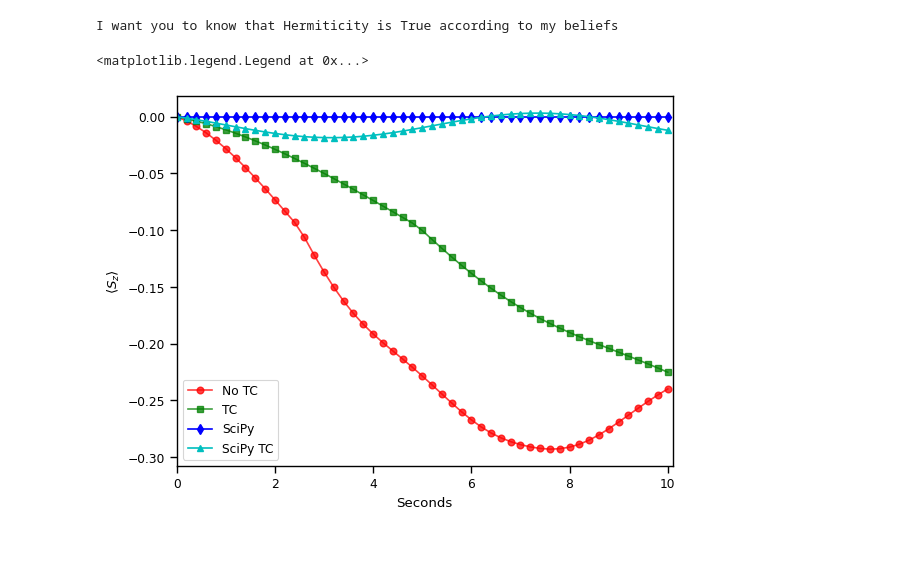
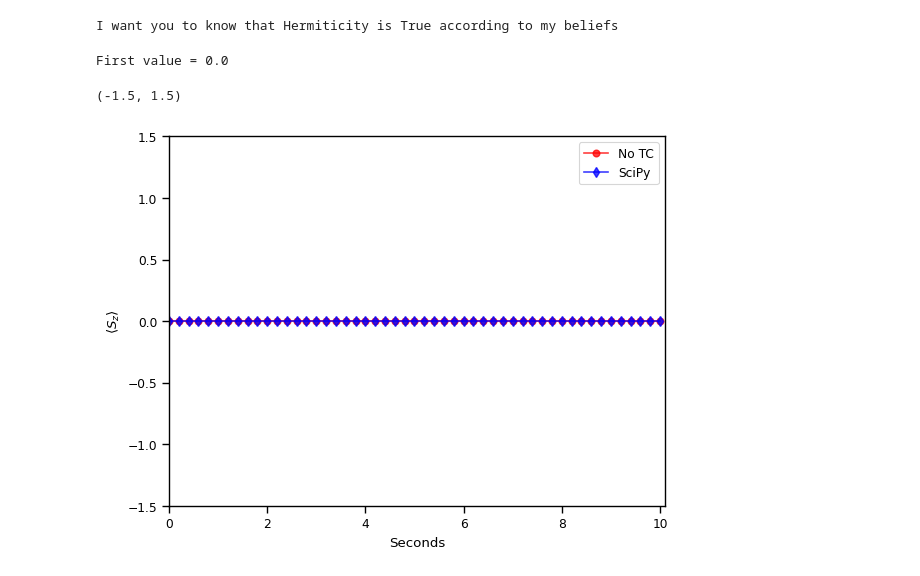
Before and after one commit to Magnusson6359/qiskit-algorithms, a Jupyter notebook: testing.ipynb, the cells around one changed output. Drawn from its saved outputs; the diff is of its cells as text; code cells hidden in the pictures; blank space fills up the shorter version.

Commit message:
Real time evo tests

```diff
--- a/testing.ipynb
+++ b/testing.ipynb
@@ -317,8 +333,8 @@ ax.legend()
 # %%
-# QRTE H4
+# QRTE H2
 
 # TC Hamiltonian
-data = np.loadtxt('qubit_hamil_h4.txt', dtype=str)
+data = np.loadtxt('qubit_hamil_h2_jw.txt', dtype=str)
 paulistrings = data[:,0]
 coefficients = (data[:,1])
 coefficients = [complex(coeff) for coeff in coefficients]
@@ -328,19 +344,19 @@ hamiltonian_tc = hamiltonian_tc.adjoint()
 
 # No TC Hamiltonian
 driver = PySCFDriver(
-    atom = "H 0 0 0; H 0 0 1.23; H 0 1.23 0; H 0 1.23 1.23",
+    atom = "H 0 0 0; H 0 0 0.7",
     unit=DistanceUnit.ANGSTROM,
     charge=0,
     spin=0,
     basis='sto6g'
 )
-problem = driver.run()
-h = problem.hamiltonian.second_q_op()
-mapper = ParityMapper(num_particles = problem.num_particles)
+qrte_problem = driver.run()
+h = qrte_problem.hamiltonian.second_q_op()
+mapper = JordanWignerMapper()
 hamiltonian = mapper.map(h)
 
 # Magnetisation
-data = np.loadtxt('qubit_sz_h4.txt', dtype=str)
+data = np.loadtxt('qubit_sz_h2_jw.txt', dtype=str)
 paulistrings = []
 coefficients = []
 for datum in data:
@@ -351,14 +367,22 @@ coefficients = [complex(coeff) for coeff in coefficients]
 paulis = list(zip(paulistrings, coefficients))
 magnetisation = SparsePauliOp.from_list(paulis)
 #magnetisation = magnetisation.adjoint()
+#print(magnetisation)
 
 # Ansatz
-ansatz_qrte = EfficientSU2(num_qubits = hamiltonian.num_qubits, reps=1)
-init_param_values_qrte = [np.pi/2 for _ in range(ansatz_qrte.num_parameters)]
-#ansatz.decompose().draw("mpl")
+#ansatz_qrte = EfficientSU2(num_qubits = hamiltonian.num_qubits, reps=1, skip_final_rotation_layer=True)
+#init_param_values_qrte = [np.pi,np.pi,0,0,0,0,0,0] # 0101, one spin up and one spin down, singlet.
+#init_param_values_qrte = [np.pi,0,0,0,0,0,0,0] # 0011, two spin ups, triplet.
+#init_param_values_qrte = [np.pi,np.pi/2,0,0,0,0,0,0] # N(|S>+|T>)
+
+initial_circuit = HartreeFock(qrte_problem.num_spatial_orbitals, qrte_problem.num_particles, mapper)
+ansatz_qrte = UCCSD(num_spatial_orbitals = qrte_problem.num_spatial_orbitals, num_particles = qrte_problem.num_particles, qubit_mapper=mapper, initial_state=initial_circuit)
+init_param_values_qrte = [0,0,0]
 
 state = Statevector.from_int(0, 2**hamiltonian.num_qubits)
 test_circ = ansatz_qrte.assign_parameters(init_param_values_qrte)
 state = state.evolve(test_circ)
 state.draw('latex')
+#ansatz_qrte.decompose().draw("mpl") # HEA
+#ansatz_qrte.decompose().decompose().draw("mpl") # UCCSD
 # %% [output]
@@ -408,35 +448,40 @@ evolution_problem = TimeEvolutionProblem(
 rtev1 = SciPyRealEvolver(num_timesteps)
 sol1 = rtev1.evolve(evolution_problem)
 
+init_circ2 = ansatz_qrte.assign_parameters(init_param_values_qrte)
 evolution_problem2 = TimeEvolutionProblem(
-    hamiltonian_tc, total_time, initial_state=init_circ1, aux_operators=[magnetisation]
+    hamiltonian_tc, total_time, initial_state=init_circ2, aux_operators=[magnetisation]
 )
 rtev2 = SciPyRealEvolver(num_timesteps)
 sol2 = rtev2.evolve(evolution_problem2)
 # %%
 sns.set_context("paper")
 fig, ax = plt.subplots(1,1)
 #fig.set_figheight(7)
 #fig.set_figwidth(5)
 
 DELTA_BIG = 2
 
 exp_val_real_notc = np.array([ele[0][0].real for ele in real_result_notc.observables])
 times = real_result_notc.times
 exp_val_real = np.array([ele[0][0].real for ele in real_result.observables])
 times = real_result.times
 exact_mz_exp_val_re = sol1.observables[0][0].real
 exact_mz_exp_val_re_tc = sol2.observables[0][0].real
 
+print("First value =", exp_val_real_notc[0]) # E: -1.2427 for triplet, -1.8820 for singlet
+
 ax.plot(times[::DELTA_BIG], exp_val_real_notc[::DELTA_BIG], '-ro', label= "No TC", alpha=0.75) #+ extracted_transformer_energy+ nuclear_repulsion_energy
-ax.plot(times[::DELTA_BIG], exp_val_real[::DELTA_BIG], '-gs', label= "TC", alpha=0.75) #+ extracted_transformer_energy+ nuclear_repulsion_energy
-ax.plot(times[::DELTA_BIG], exact_mz_exp_val_re[::DELTA_BIG], '-bd', label= "SciPy")
-ax.plot(times[::DELTA_BIG], exact_mz_exp_val_re_tc[::DELTA_BIG], '-c^', label= "SciPy TC")
+#ax.plot(times[::DELTA_BIG], exp_val_real[::DELTA_BIG], '-gs', label= "TC", alpha=0.76) #+ extracted_transformer_energy+ nuclear_repulsion_energy
+ax.plot(times[::DELTA_BIG], exact_mz_exp_val_re[::DELTA_BIG], '-bd', label= "SciPy", alpha=0.75) #+ extracted_transformer_energy+ nuclear_repulsion_energy
+#ax.plot(times[::DELTA_BIG], exact_mz_exp_val_re_tc[::DELTA_BIG], '-c^', label= "SciPy TC")
 
 ax.set_xlabel("Seconds")
 ax.set_xlim([0, times[-1]])
 ax.set_ylabel(r"$\langle S_z \rangle$")
 ax.legend()
+ax.set_ylim([-1.5,1.5])
 # %% [output]
-<matplotlib.legend.Legend at 0x...>
+First value = 0.0
+(-1.5, 1.5)
-[figure, old version]
+[figure, new version]
```
Also changed, not shown: parts of 7 cells of this notebook, 5 other files.
